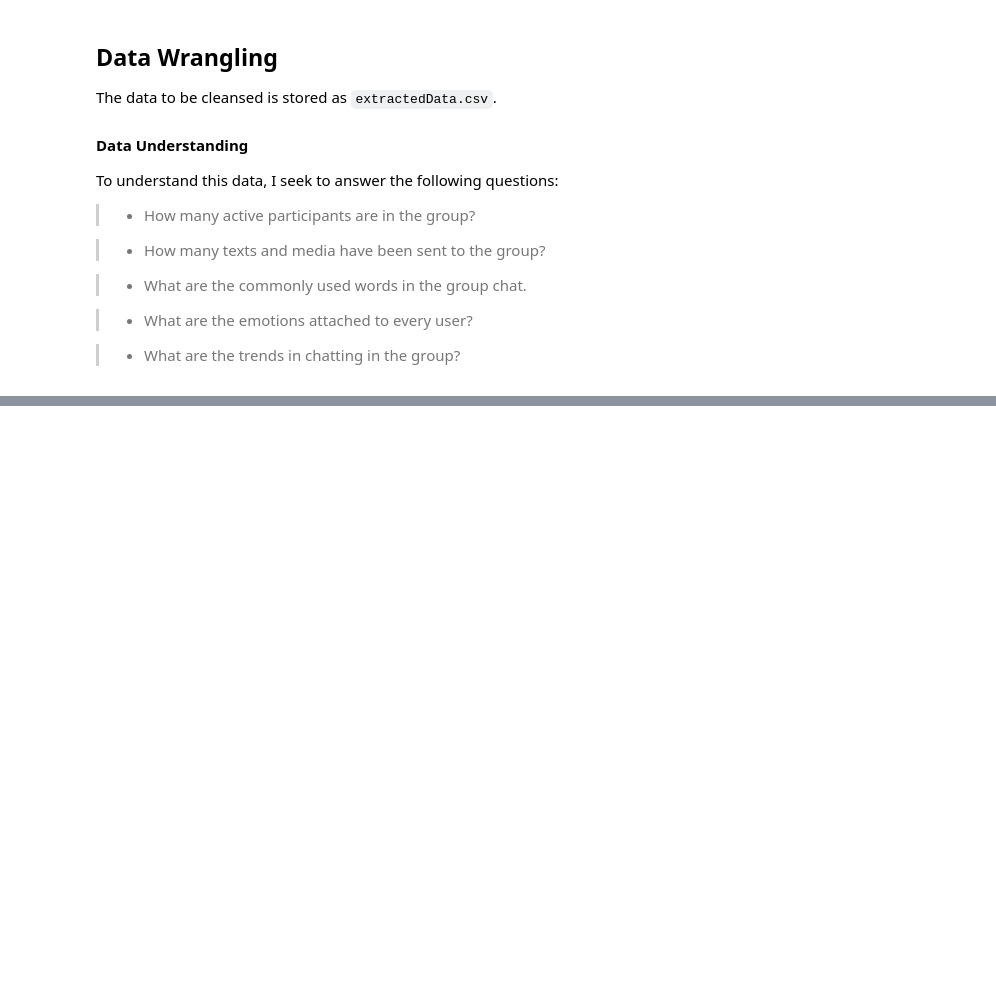
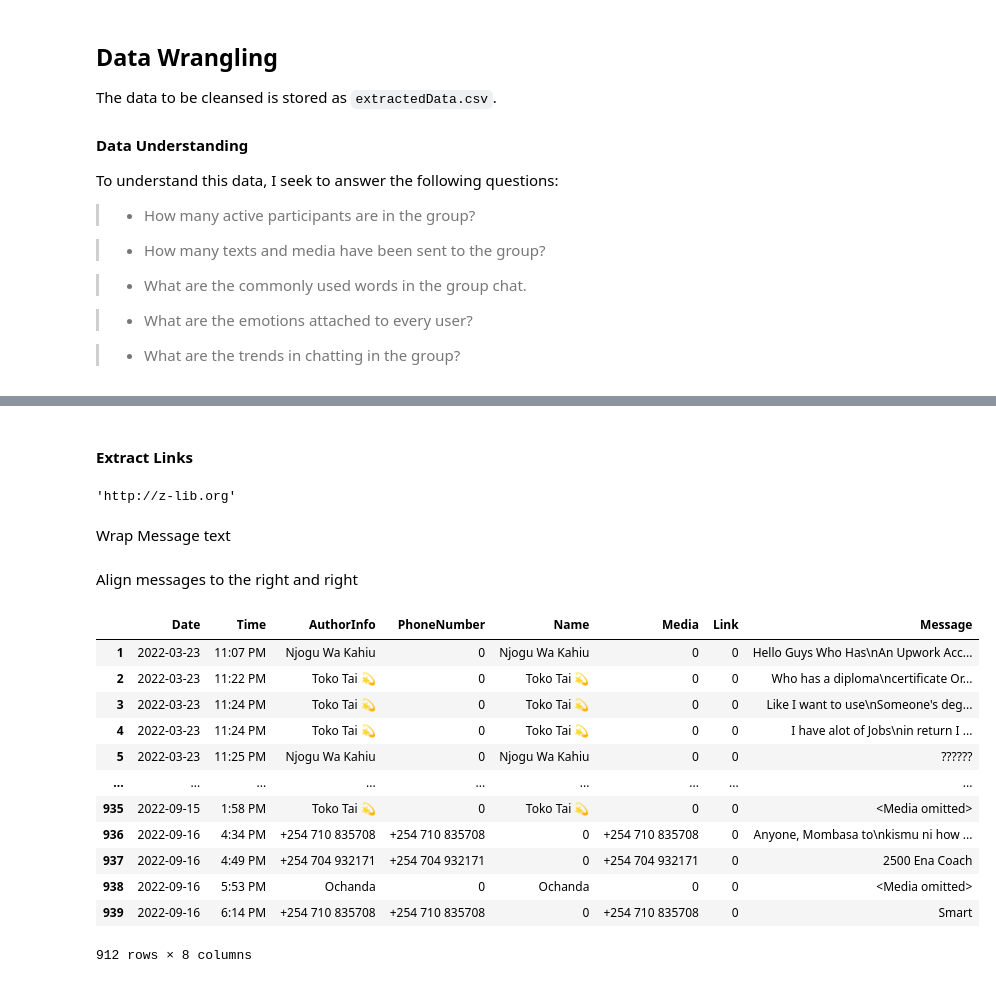
Before and after one commit to Naftal-Rainer/WhatsApp-Group-Chat-Analysis-Dashboard, a Jupyter notebook: cleansing.ipynb, the cells around one changed output, grey strips where cells are left out. Drawn from its saved outputs; the diff is of its cells as text; code cells hidden in the pictures; blank space fills up the shorter version.

```diff
--- a/cleansing.ipynb
+++ b/cleansing.ipynb
@@ -147,0 +306,42 @@ To understand this data, I seek to answer the following questions:
+# %% [markdown]
+#### Extract Links
+# %%
+data_clean['Message'].iloc[156]
+# %% [output]
+'http://z-lib.org'
+# %%
+count = 0
+linkLocator = data_clean['Message'].str.contains('http:|https:|.com |.org')
+for x in linkLocator:
+    if x == True:
+        data_clean['Link'].iloc[count] = data_clean['Message'].iloc[count]
+    # else:
+        # data_clean['Link'] = 0
+    count += 1
+# %% [markdown]
+Wrap Message text
+# %%
+data_clean['Message'] = data_clean['Message'].apply(lambda x : textwrap.fill(x, 20, drop_whitespace=True))
+# %% [markdown]
+Align messages to the right and right
+# %%
+data_clean["Message"]= data_clean["Message"].str.pad(5, side ='left')
+data_clean["AuthorInfo"]= data_clean["AuthorInfo"].str.pad(15, side ='both')
+data_clean["PhoneNumber"]= data_clean["PhoneNumber"].str.pad(15, side ='both')
+data_clean["Name"]= data_clean["Name"].str.pad(15, side ='both')
+data_clean["Media"]= data_clean["PhoneNumber"].str.pad(15, side ='both')
+data_clean.fillna(0)
+# %% [output]
+|  | Date | Time | AuthorInfo | PhoneNumber | Name | Media | Link | Message |
+| 1 | 2022-03-23 | 11:07 PM | Njogu Wa Kahiu | 0 | Njogu Wa Kahiu | 0 | 0 | Hello Guys Who Has\nAn Upwork Acc... |
+| 2 | 2022-03-23 | 11:22 PM | Toko Tai 💫 | 0 | Toko Tai 💫 | 0 | 0 | Who has a diploma\ncertificate Or... |
+| 3 | 2022-03-23 | 11:24 PM | Toko Tai 💫 | 0 | Toko Tai 💫 | 0 | 0 | Like I want to use\nSomeone's deg... |
+| 4 | 2022-03-23 | 11:24 PM | Toko Tai 💫 | 0 | Toko Tai 💫 | 0 | 0 | I have alot of Jobs\nin return I ... |
+| 5 | 2022-03-23 | 11:25 PM | Njogu Wa Kahiu | 0 | Njogu Wa Kahiu | 0 | 0 | ?????? |
+| ... | ... | ... | ... | ... | ... | ... | ... | ... |
+| 935 | 2022-09-15 | 1:58 PM | Toko Tai 💫 | 0 | Toko Tai 💫 | 0 | 0 | <Media omitted> |
+| 936 | 2022-09-16 | 4:34 PM | +254 710 835708 | +254 710 835708 | 0 | +254 710 835708 | 0 | Anyone, Mombasa to\nkismu ni how ... |
+| 937 | 2022-09-16 | 4:49 PM | +254 704 932171 | +254 704 932171 | 0 | +254 704 932171 | 0 | 2500 Ena Coach |
+| 938 | 2022-09-16 | 5:53 PM | Ochanda | 0 | Ochanda | 0 | 0 | <Media omitted> |
+| 939 | 2022-09-16 | 6:14 PM | +254 710 835708 | +254 710 835708 | 0 | +254 710 835708 | 0 | Smart |
+912 rows × 8 columns
```
Also changed, not shown: parts of 26 cells of this notebook, 4 other files.
